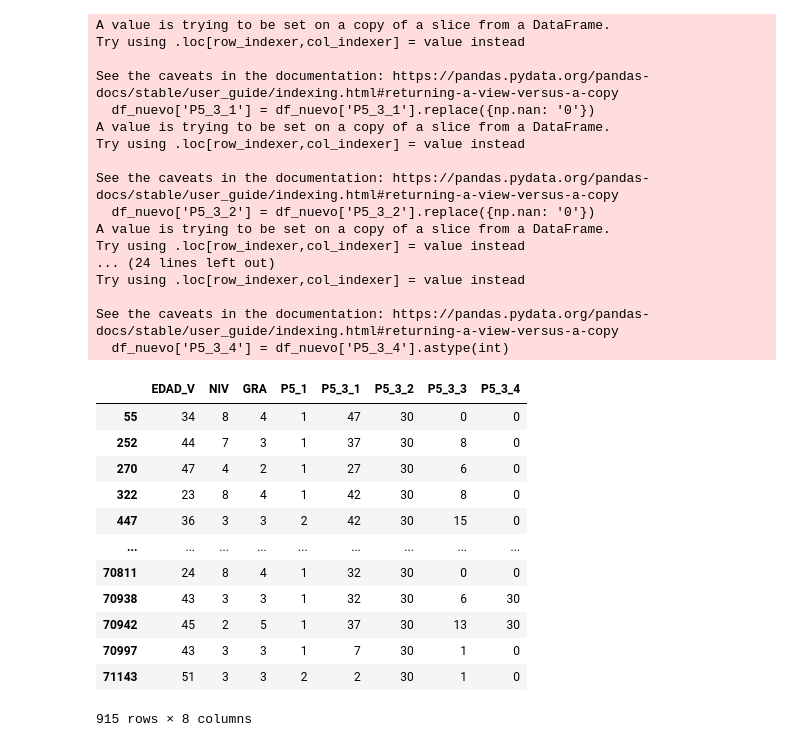
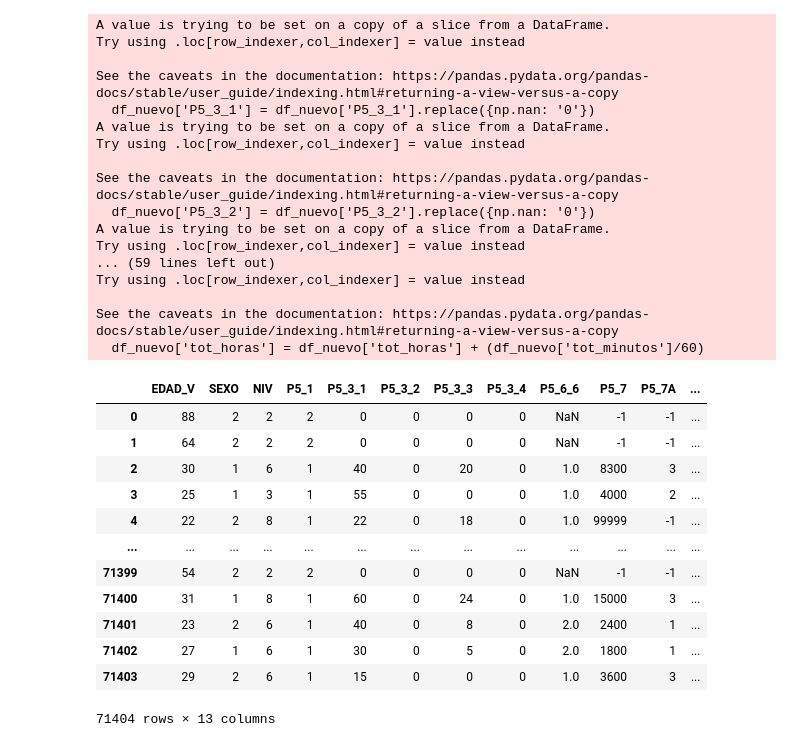
Before and after one commit to mTrujillf/inferencia, a Jupyter notebook: Inferencia2.ipynb, the cells around one changed output. Drawn from its saved outputs; the diff is of its cells as text; code cells hidden in the pictures.

```diff
--- a/Inferencia2.ipynb
+++ b/Inferencia2.ipynb
@@ -4,3 +6,4 @@ import numpy as np
 # %%
 df = pd.read_csv('conjunto_de_datos_tmodulo_enut_2019.csv',encoding='latin-1')
-df_nuevo = df[['EDAD_V','NIV','GRA','P5_1','P5_3_1','P5_3_2','P5_3_3','P5_3_4']]
+df_nuevo = df[['EDAD_V','SEXO','NIV','P5_1','P5_3_1','P5_3_2','P5_3_3','P5_3_4','P5_6_6','P5_7','P5_7A']]
+len(df_nuevo)
@@ -23,43 +12,48 @@ df_nuevo
 # %%
 df_nuevo['P5_3_1'] = df_nuevo['P5_3_1'].replace({np.nan: '0'})
 df_nuevo['P5_3_2'] = df_nuevo['P5_3_2'].replace({np.nan: '0'})
 df_nuevo['P5_3_3'] = df_nuevo['P5_3_3'].replace({np.nan: '0'})
 df_nuevo['P5_3_4'] = df_nuevo['P5_3_4'].replace({np.nan: '0'})
+df_nuevo['P5_7'] = df_nuevo['P5_7'].replace({np.nan: '-1'})
+df_nuevo['P5_7A'] = df_nuevo['P5_7A'].replace({np.nan: '-1'})
 df_nuevo['P5_3_1'] = df_nuevo['P5_3_1'].astype(int)
 df_nuevo['P5_3_2'] = df_nuevo['P5_3_2'].astype(int)
 df_nuevo['P5_3_3'] = df_nuevo['P5_3_3'].astype(int)
 df_nuevo['P5_3_4'] = df_nuevo['P5_3_4'].astype(int)
-df_horas_1 = df_nuevo.loc[df_nuevo['P5_3_2'] > 0]
-df_horas_2 = df_nuevo.loc[df_nuevo['P5_3_4'] > 0]
-df_horas_1
+df_nuevo['P5_7'] = df_nuevo['P5_7'].astype(int)
+df_nuevo['P5_7A'] = df_nuevo['P5_7A'].astype(int)
+df_nuevo['tot_horas'] = df_nuevo['P5_3_1'] + df_nuevo['P5_3_3']
+df_nuevo['tot_minutos'] = df_nuevo['P5_3_2'] + df_nuevo['P5_3_4']
+df_nuevo['tot_horas'] = df_nuevo['tot_horas'] + (df_nuevo['tot_minutos']/60)
+df_nuevo
 # %% [output]
 A value is trying to be set on a copy of a slice from a DataFrame.
 Try using .loc[row_indexer,col_indexer] = value instead
 
 See the caveats in the documentation: https://pandas.pydata.org/pandas-docs/stable/user_guide/indexing.html#returning-a-view-versus-a-copy
   df_nuevo['P5_3_1'] = df_nuevo['P5_3_1'].replace({np.nan: '0'})
 A value is trying to be set on a copy of a slice from a DataFrame.
 Try using .loc[row_indexer,col_indexer] = value instead
 
 See the caveats in the documentation: https://pandas.pydata.org/pandas-docs/stable/user_guide/indexing.html#returning-a-view-versus-a-copy
   df_nuevo['P5_3_2'] = df_nuevo['P5_3_2'].replace({np.nan: '0'})
 A value is trying to be set on a copy of a slice from a DataFrame.
 Try using .loc[row_indexer,col_indexer] = value instead
-... (24 lines left out)
+... (59 lines left out)
 Try using .loc[row_indexer,col_indexer] = value instead
 
 See the caveats in the documentation: https://pandas.pydata.org/pandas-docs/stable/user_guide/indexing.html#returning-a-view-versus-a-copy
-  df_nuevo['P5_3_4'] = df_nuevo['P5_3_4'].astype(int)
+  df_nuevo['tot_horas'] = df_nuevo['tot_horas'] + (df_nuevo['tot_minutos']/60)
-|  | EDAD_V | NIV | GRA | P5_1 | P5_3_1 | P5_3_2 | P5_3_3 | P5_3_4 |
-| 55 | 34 | 8 | 4 | 1 | 47 | 30 | 0 | 0 |
-| 252 | 44 | 7 | 3 | 1 | 37 | 30 | 8 | 0 |
-| 270 | 47 | 4 | 2 | 1 | 27 | 30 | 6 | 0 |
-| 322 | 23 | 8 | 4 | 1 | 42 | 30 | 8 | 0 |
-| 447 | 36 | 3 | 3 | 2 | 42 | 30 | 15 | 0 |
-| ... | ... | ... | ... | ... | ... | ... | ... | ... |
-| 70811 | 24 | 8 | 4 | 1 | 32 | 30 | 0 | 0 |
-| 70938 | 43 | 3 | 3 | 1 | 32 | 30 | 6 | 30 |
-| 70942 | 45 | 2 | 5 | 1 | 37 | 30 | 13 | 30 |
-| 70997 | 43 | 3 | 3 | 1 | 7 | 30 | 1 | 0 |
-| 71143 | 51 | 3 | 3 | 2 | 2 | 30 | 1 | 0 |
+|  | EDAD_V | SEXO | NIV | P5_1 | P5_3_1 | P5_3_2 | P5_3_3 | P5_3_4 | P5_6_6 | P5_7 | P5_7A | ... |
+| 0 | 88 | 2 | 2 | 2 | 0 | 0 | 0 | 0 | NaN | -1 | -1 | ... |
+| 1 | 64 | 2 | 2 | 2 | 0 | 0 | 0 | 0 | NaN | -1 | -1 | ... |
+| 2 | 30 | 1 | 6 | 1 | 40 | 0 | 20 | 0 | 1.0 | 8300 | 3 | ... |
+| 3 | 25 | 1 | 3 | 1 | 55 | 0 | 0 | 0 | 1.0 | 4000 | 2 | ... |
+| 4 | 22 | 2 | 8 | 1 | 22 | 0 | 18 | 0 | 1.0 | 99999 | -1 | ... |
+| ... | ... | ... | ... | ... | ... | ... | ... | ... | ... | ... | ... | ... |
+| 71399 | 54 | 2 | 2 | 2 | 0 | 0 | 0 | 0 | NaN | -1 | -1 | ... |
+| 71400 | 31 | 1 | 8 | 1 | 60 | 0 | 24 | 0 | 1.0 | 15000 | 3 | ... |
+| 71401 | 23 | 2 | 6 | 1 | 40 | 0 | 8 | 0 | 2.0 | 2400 | 1 | ... |
+| 71402 | 27 | 1 | 6 | 1 | 30 | 0 | 5 | 0 | 2.0 | 1800 | 1 | ... |
+| 71403 | 29 | 2 | 6 | 1 | 15 | 0 | 0 | 0 | 1.0 | 3600 | 3 | ... |
-915 rows × 8 columns
+71404 rows × 13 columns
```
Also changed, not shown: parts of 68 cells of this notebook.
